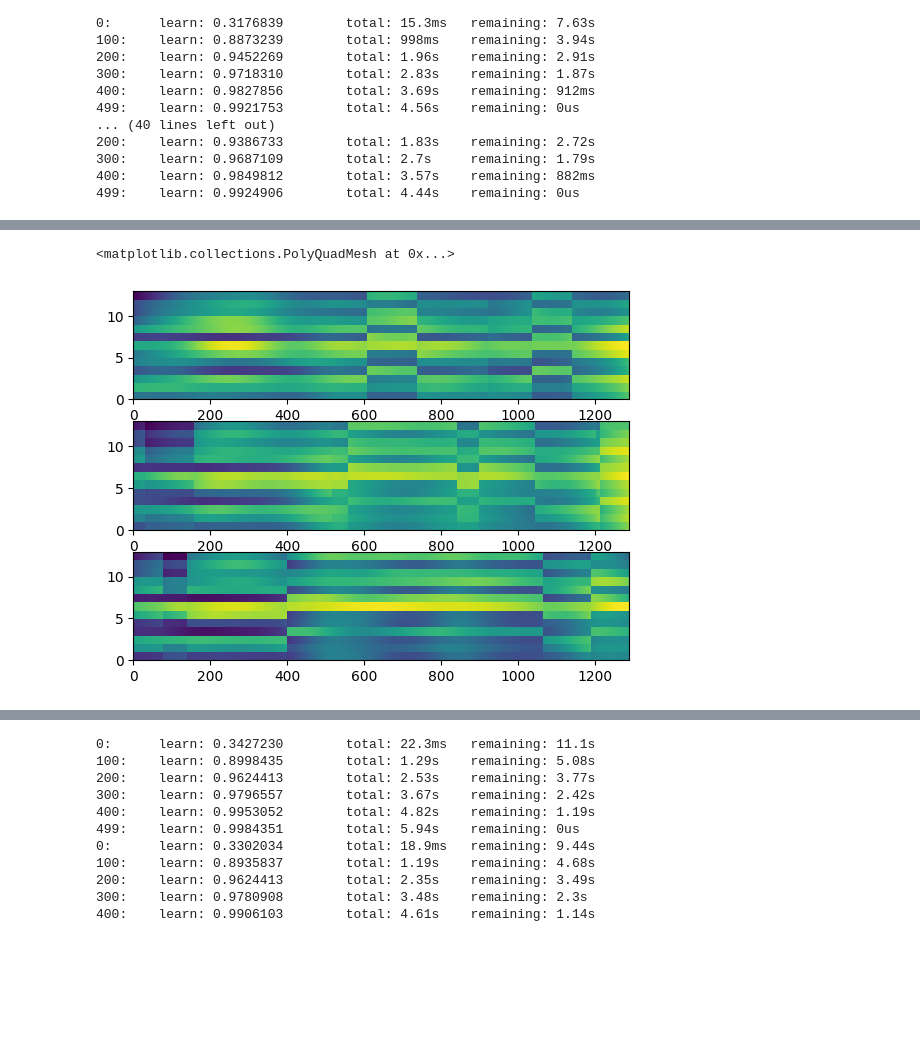
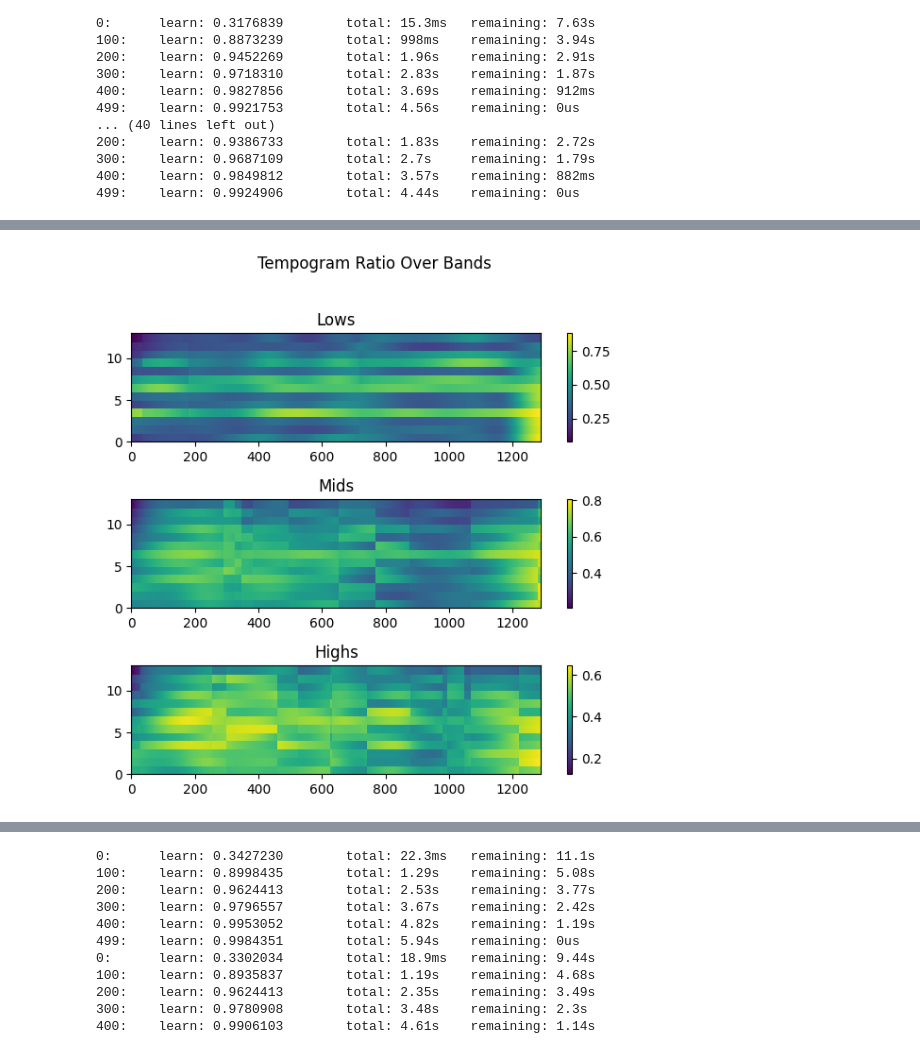
Before and after one commit to dmitrysluch/ariel-tds-music-genre, a Jupyter notebook: main.ipynb, the cells around one changed output, grey strips where cells are left out. Cells and saved outputs as stored; diff of their text form; code cells hidden in the pictures; blank space fills up the shorter version.

```diff
--- a/genre_detenction_ext.ipynb
+++ b/main.ipynb
@@ -1741,10 +1457,35 @@ Done running extractor at 2025-02-13 23:35:02.614092 total running time 0:00:00.
 # %%
+import matplotlib.pyplot as plt
+
+# Create a figure with a specified size
+plt.figure(figsize=(6, 6))  # Adjust height for better spacing
+plt.suptitle("Tempogram Ratio Over Bands")  # Overall title
+
+# Extract data for better readability
+tempogram_data = E_train.features['tempogram_ratio_channel']._data[0][0]
+
+# First subplot (Lows)
 plt.subplot(3, 1, 1)
-plt.pcolor(E_train.features['tempogram_ratio_channel']._data[2][0][0])
+plt.title("Lows")
+plt.pcolor(tempogram_data[0])
+plt.colorbar()  # Optional: Adds a color scale for better visualization
+
+# Second subplot (Mids)
 plt.subplot(3, 1, 2)
-plt.pcolor(E_train.features['tempogram_ratio_channel']._data[2][0][1])
+plt.title("Mids")
+plt.pcolor(tempogram_data[1])
+plt.colorbar()
+
+# Third subplot (Highs)
 plt.subplot(3, 1, 3)
-plt.pcolor(E_train.features['tempogram_ratio_channel']._data[2][0][2])
+plt.title("Highs")
+plt.pcolor(tempogram_data[2])
+plt.colorbar()
+
+# Adjust layout for better visibility
+plt.tight_layout(rect=[0, 0, 1, 0.96])  # Prevent overlap with suptitle
+
+# Show the plot
+plt.show()
 # %% [output]
-<matplotlib.collections.PolyQuadMesh at 0x...>
-[figure, old version]
+[figure, new version]
```
Also changed, not shown: parts of 110 cells of this notebook, 9 other files.
